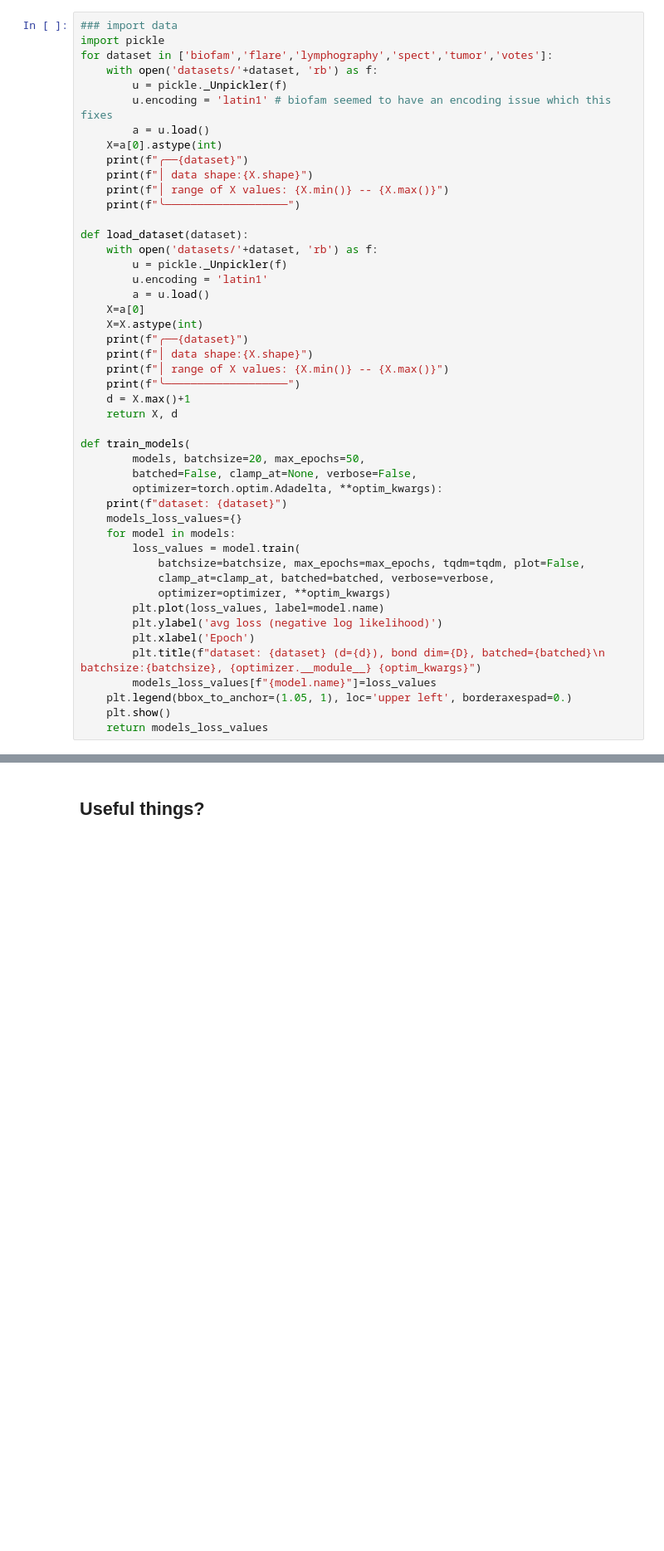
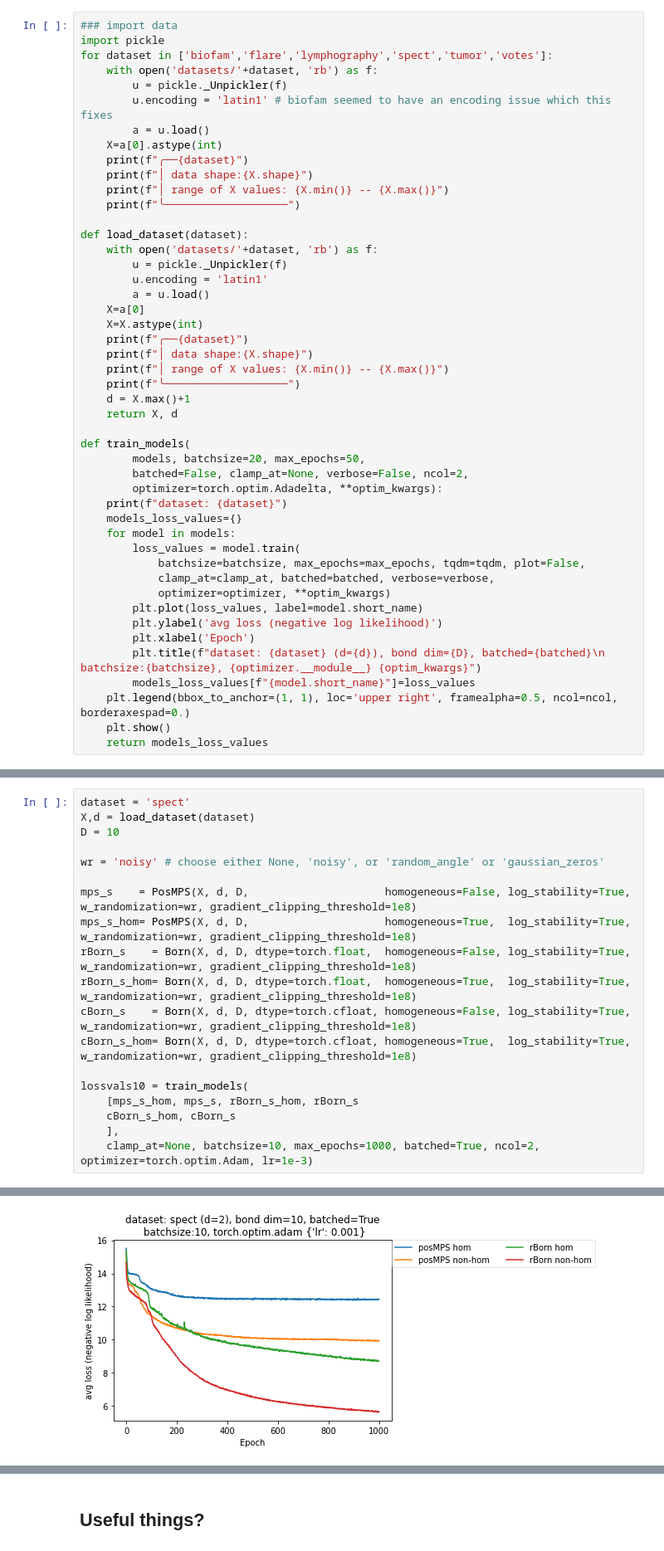
Before and after one commit to postylem/comparison-of-tensor-train-models, a Jupyter notebook: gradient_sandbox.ipynb, the cells around one changed output, grey strips where cells are left out. Shown at 83% size. Drawn from its saved outputs; the diff is of its cells as text; blank space fills up the shorter version.

```diff
--- a/gradient_sandbox.ipynb
+++ b/gradient_sandbox.ipynb
@@ -49,7 +47,7 @@ def load_dataset(dataset):
 
 def train_models(
         models, batchsize=20, max_epochs=50,
-        batched=False, clamp_at=None, verbose=False,
+        batched=False, clamp_at=None, verbose=False, ncol=2,
         optimizer=torch.optim.Adadelta, **optim_kwargs):
     print(f"dataset: {dataset}")
     models_loss_values={}
@@ -58,12 +56,12 @@ def train_models(
             batchsize=batchsize, max_epochs=max_epochs, tqdm=tqdm, plot=False,
             clamp_at=clamp_at, batched=batched, verbose=verbose,
             optimizer=optimizer, **optim_kwargs)
-        plt.plot(loss_values, label=model.name)
+        plt.plot(loss_values, label=model.short_name)
         plt.ylabel('avg loss (negative log likelihood)')
         plt.xlabel('Epoch')
         plt.title(f"dataset: {dataset} (d={d}), bond dim={D}, batched={batched}\n batchsize:{batchsize}, {optimizer.__module__} {optim_kwargs}")
-        models_loss_values[f"{model.name}"]=loss_values
-    plt.legend(bbox_to_anchor=(1.05, 1), loc='upper left', borderaxespad=0.)
+        models_loss_values[f"{model.short_name}"]=loss_values
+    plt.legend(bbox_to_anchor=(1, 1), loc='upper right', framealpha=0.5, ncol=ncol, borderaxespad=0.)
     plt.show()
     return models_loss_values
 # %% [output]
@@ -147,0 +211,20 @@ lossvals = train_models(
+# %%
+dataset = 'spect'
+X,d = load_dataset(dataset)
+D = 10
+
+wr = 'noisy' # choose either None, 'noisy', or 'random_angle' or 'gaussian_zeros'
+
+mps_s    = PosMPS(X, d, D,                     homogeneous=False, log_stability=True,   w_randomization=wr, gradient_clipping_threshold=1e8)
+mps_s_hom= PosMPS(X, d, D,                     homogeneous=True,  log_stability=True,   w_randomization=wr, gradient_clipping_threshold=1e8)
+rBorn_s    = Born(X, d, D, dtype=torch.float,  homogeneous=False, log_stability=True,   w_randomization=wr, gradient_clipping_threshold=1e8)
+rBorn_s_hom= Born(X, d, D, dtype=torch.float,  homogeneous=True,  log_stability=True,   w_randomization=wr, gradient_clipping_threshold=1e8)
+cBorn_s    = Born(X, d, D, dtype=torch.cfloat, homogeneous=False, log_stability=True,   w_randomization=wr, gradient_clipping_threshold=1e8)
+cBorn_s_hom= Born(X, d, D, dtype=torch.cfloat, homogeneous=True,  log_stability=True,   w_randomization=wr, gradient_clipping_threshold=1e8)
+
+lossvals10 = train_models(
+    [mps_s_hom, mps_s, rBorn_s_hom, rBorn_s
+    cBorn_s_hom, cBorn_s
+    ],
+    clamp_at=None, batchsize=10, max_epochs=1000, batched=True, ncol=2, optimizer=torch.optim.Adam, lr=1e-3)
+# %% [output]
@@ -147,0 +248 @@ lossvals = train_models(
+[figure, added]
```
Also changed, not shown: parts of 28 cells of this notebook, 2 other files.
